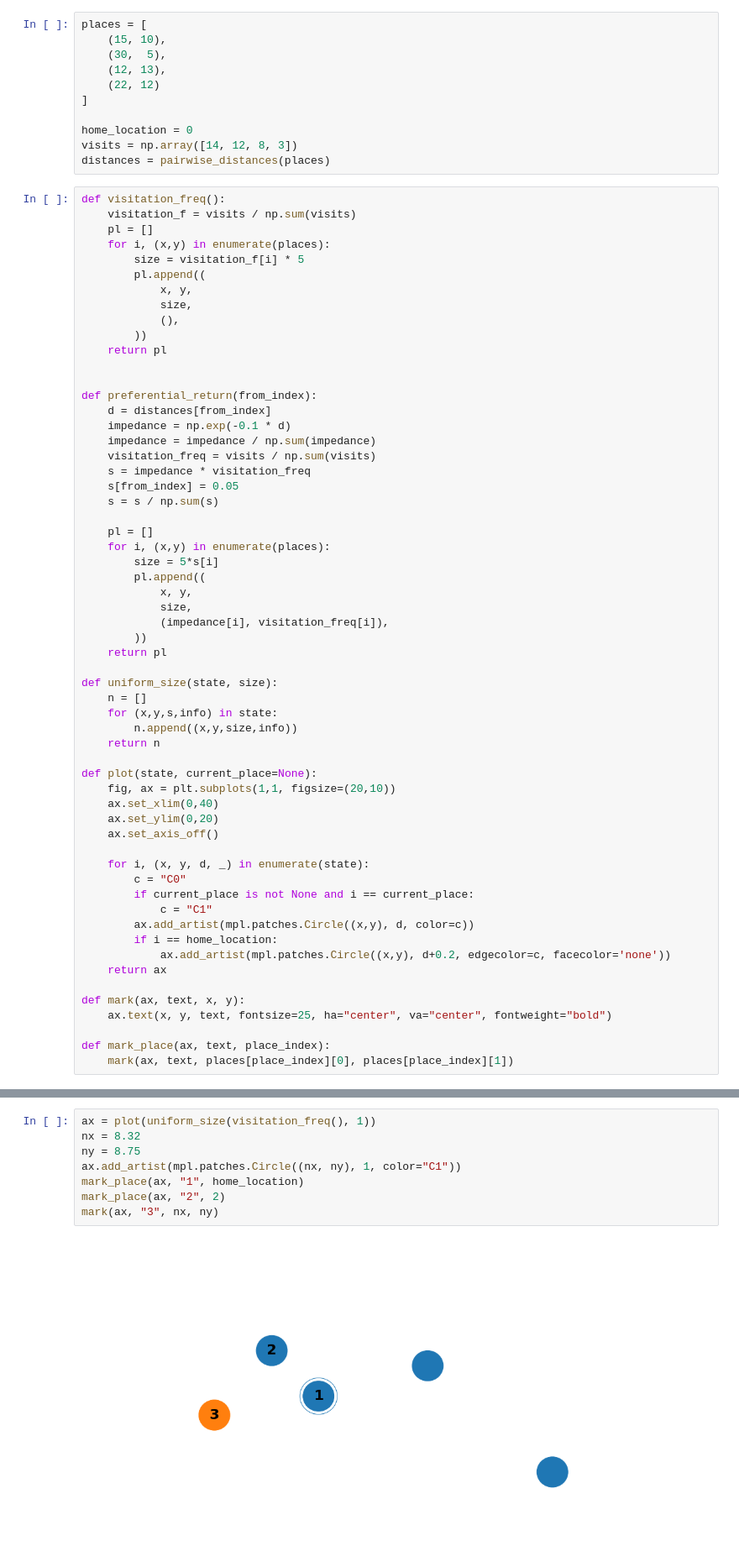
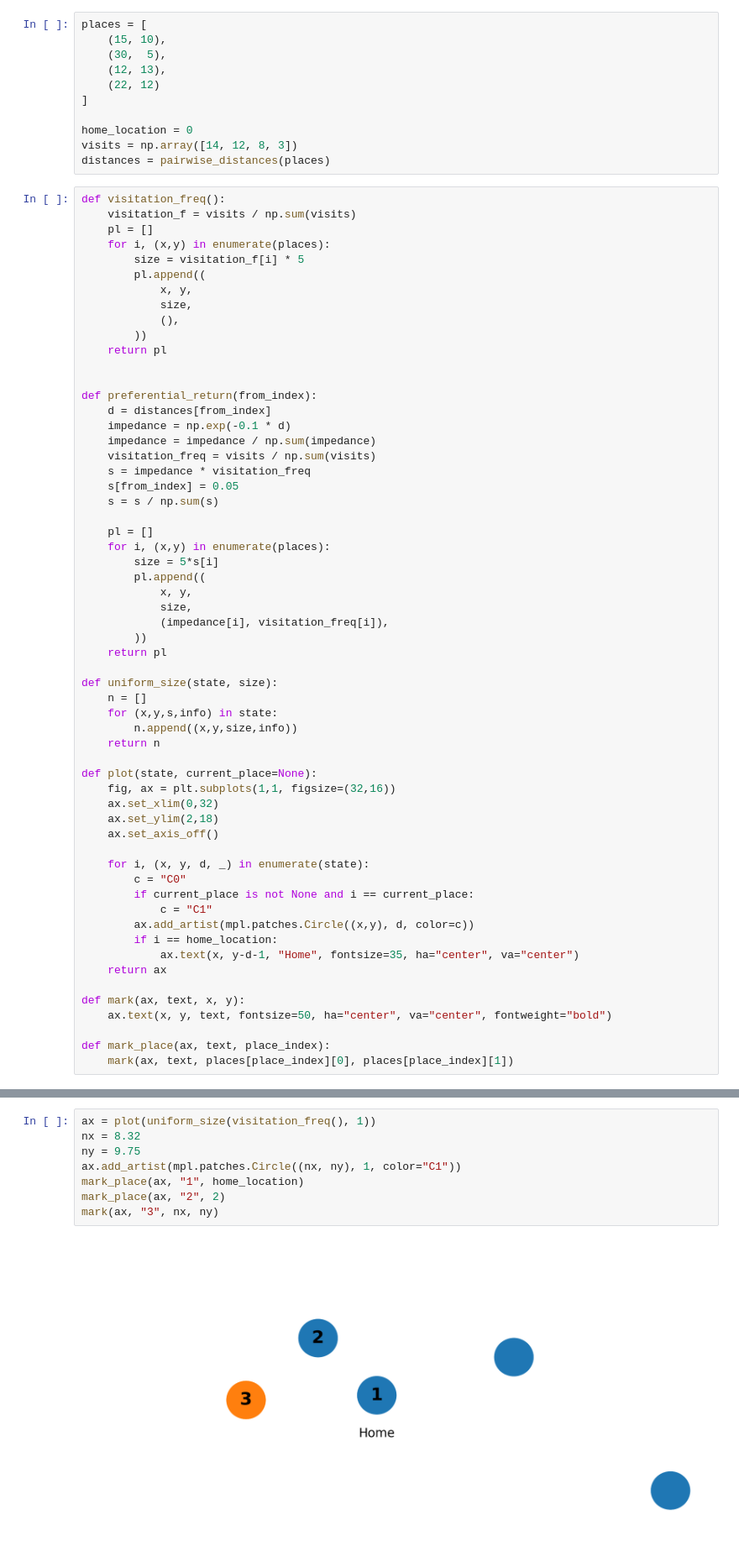
Before and after one commit to TheYuanLiao/individual_mobility_model, a Jupyter notebook: src/py/presentation-plots.ipynb, the cells around one changed output, grey strips where cells are left out. Shown at 84% size. Drawn from its saved outputs; the diff is of its cells as text.

```diff
--- a/src/py/presentation-plots.ipynb
+++ b/src/py/presentation-plots.ipynb
@@ -113,9 +113,9 @@ def uniform_size(state, size):
     return n
 
 def plot(state, current_place=None):
-    fig, ax = plt.subplots(1,1, figsize=(20,10))
-    ax.set_xlim(0,40)
-    ax.set_ylim(0,20)
+    fig, ax = plt.subplots(1,1, figsize=(32,16))
+    ax.set_xlim(0,32)
+    ax.set_ylim(2,18)
     ax.set_axis_off()
 
     for i, (x, y, d, _) in enumerate(state):
@@ -124,11 +124,11 @@ def plot(state, current_place=None):
             c = "C1"
         ax.add_artist(mpl.patches.Circle((x,y), d, color=c))
         if i == home_location:
-            ax.add_artist(mpl.patches.Circle((x,y), d+0.2, edgecolor=c, facecolor='none'))
+            ax.text(x, y-d-1, "Home", fontsize=35, ha="center", va="center")
     return ax
 
 def mark(ax, text, x, y):
-    ax.text(x, y, text, fontsize=25, ha="center", va="center", fontweight="bold")
+    ax.text(x, y, text, fontsize=50, ha="center", va="center", fontweight="bold")
 
 def mark_place(ax, text, place_index):
     mark(ax, text, places[place_index][0], places[place_index][1])
@@ -182,10 +182,10 @@ mark_place(ax, "2", 2)
 # %%
 ax = plot(uniform_size(visitation_freq(), 1))
 nx = 8.32
-ny = 8.75
+ny = 9.75
 ax.add_artist(mpl.patches.Circle((nx, ny), 1, color="C1"))
 mark_place(ax, "1", home_location)
 mark_place(ax, "2", 2)
 mark(ax, "3", nx, ny)
 # %% [output]
-[figure, old version]
+[figure, new version]
```
Also changed, not shown: parts of 11 cells of this notebook, 1 other file.
